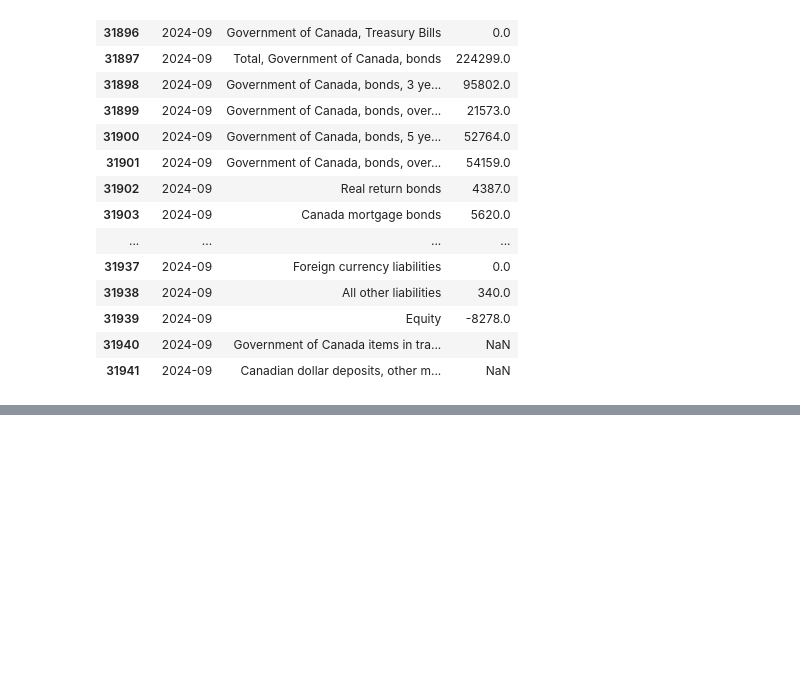
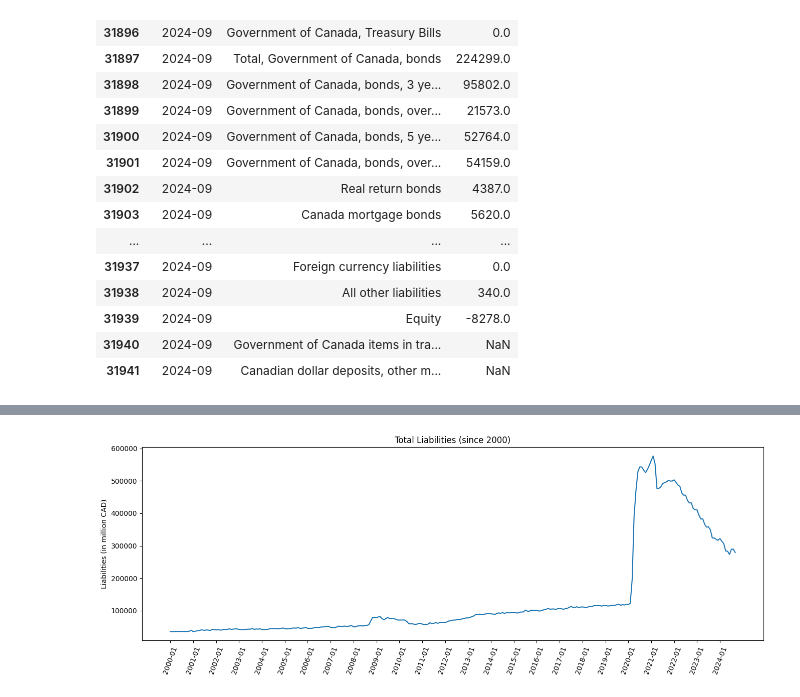
Before and after one commit to vanshuwjoshi/Bank-of-Canada-Assets-and-Liabilities, a Jupyter notebook: data_cleaning.ipynb, the cells around one changed output, grey strips where cells are left out. Cells and saved outputs as stored; diff of their text form; code cells hidden in the pictures; blank space fills up the shorter version.

```diff
--- a/data_cleaning.ipynb
+++ b/data_cleaning.ipynb
@@ -155,0 +227,11 @@ data[data["REF_DATE"] == "2024-09"]
+# %%
+plt.figure(figsize=(16,5))
+sns.lineplot(data = data[data["Assets and liabilities"] == "Total liabilities"], x="REF_DATE", y="VALUE")
+plt.xticks(first_month)
+plt.xticks(rotation=70)
+plt.xlabel("")
+plt.ylabel("Liabilities (in million CAD)")
+plt.title("Total Liabilities (since 2000)")
+plt.show()
+# %% [output]
+[figure, added]
```
Also changed, not shown: parts of 4 cells of this notebook.
